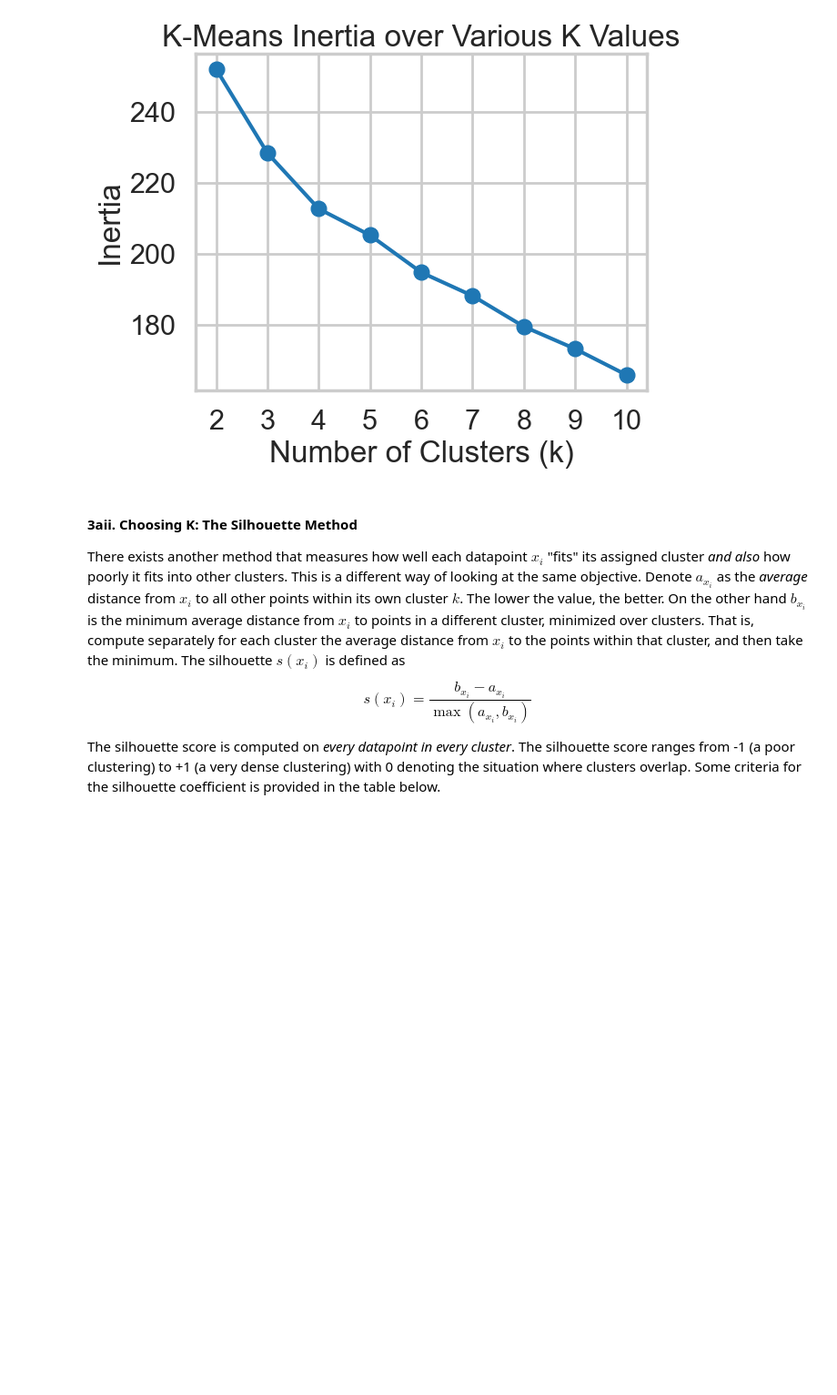
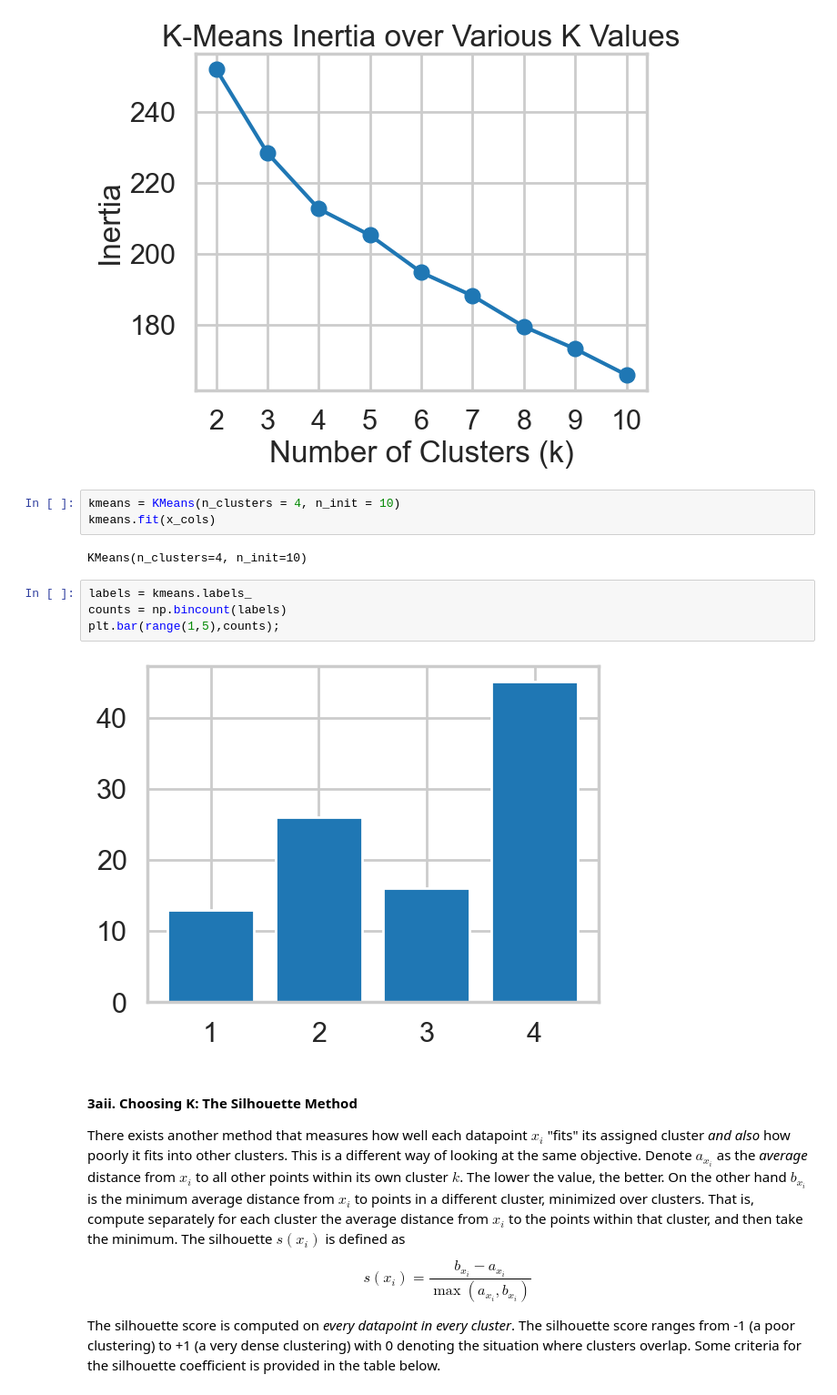
Before and after one commit to amoutafian/K_means_case_study, a Jupyter notebook: Clustering Case Study - Customer Segmentation with K-Means - Tier 3.ipynb, the cells around one changed output. Shown: that part at 91% size. Drawn from its saved outputs; the diff is of its cells as text; blank space fills up the shorter version.

```diff
--- a/Clustering Case Study - Customer Segmentation with K-Means - Tier 3.ipynb
+++ b/Clustering Case Study - Customer Segmentation with K-Means - Tier 3.ipynb
@@ -233,6 +233,17 @@ plt.xticks(k_grid)
 plt.show;
 # %% [output]
 [figure]
+# %%
+kmeans = KMeans(n_clusters = 4, n_init = 10)
+kmeans.fit(x_cols)
+# %% [output]
+KMeans(n_clusters=4, n_init=10)
+# %%
+labels = kmeans.labels_
+counts = np.bincount(labels)
+plt.bar(range(1,5),counts);
+# %% [output]
+[figure, added]
 # %% [markdown]
 #### 3aii. Choosing K: The Silhouette Method
 
```
Also changed, not shown: parts of 1 cell of this notebook.
